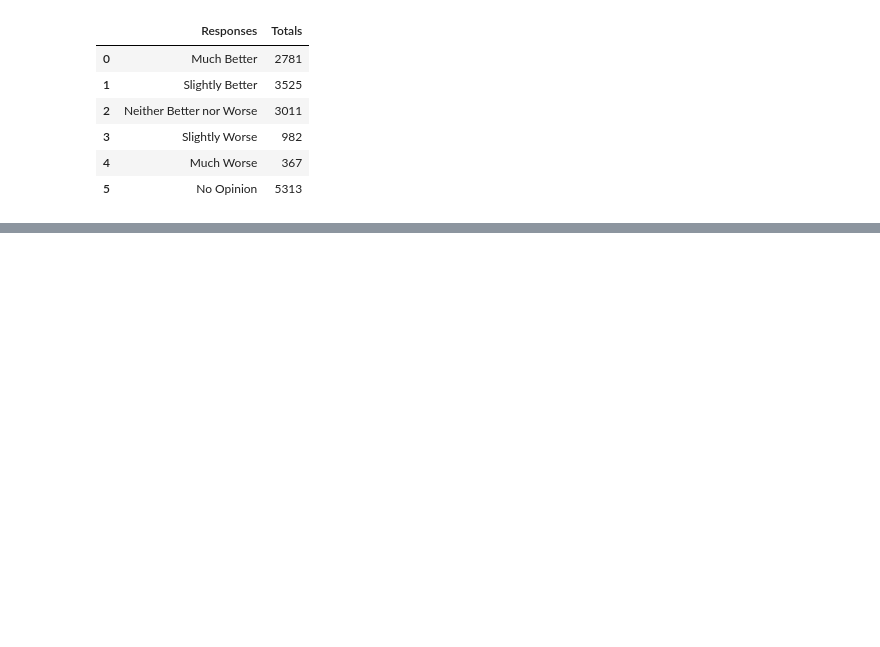
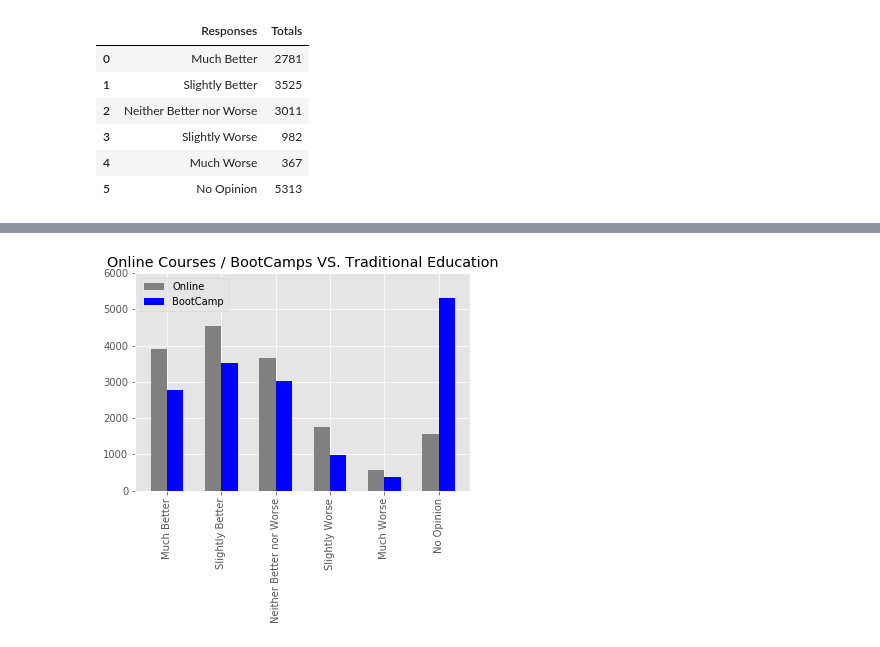
Before and after one commit to feldtmam/project1group3, a Jupyter notebook: Lauren_files/kaggle_survey_2018.ipynb, the cells around one changed output, grey strips where cells are left out. Saved outputs shown, nothing was run; the diff lists cells and outputs as text; code cells hidden in the pictures; blank space fills up the shorter version.

```diff
--- a/Lauren_files/kaggle_survey_2018.ipynb
+++ b/Lauren_files/kaggle_survey_2018.ipynb
@@ -371,7 +348,0 @@ much_worse_2 = df_39.loc[df_39["Q39_Part_2"] == "Much worse"].count()
-# %%
-responses_39 = pd.DataFrame({
-                        'Responses':["Much Better", "Slightly Better",'Neither Better nor Worse',"Slightly Worse","Much Worse","No Opinion"],
-                          'Totals':[much_better, slightly_better, neither, slightly_worse, much_worse, no_opinion],
-                        'Totals_2':[much_better_2, slightly_better_2, neither_2, slightly_worse_2, much_worse_2,no_opinion_2]
-})
-responses_39
@@ -380,0 +349,3 @@ df
+# %%
+merged_39 = pd.merge(responses_39, df_39_2 ,on="Responses",how="left")
+merged_39
@@ -380,0 +360,35 @@ df
+# %%
+x = np.arange(6)
+ax = plt.subplot(1,1,1)
+w = 0.3
+
+x_axis = merged_39['Responses']
+
+#plt.xticks(), will label the bars on x axis with the respective country names.
+plt.xticks(x + w /2,x_axis , rotation='vertical')
+ax.bar(x, merged_39['Totals_x'], width=w, color='gray', align='center', label='Online')
+
+#The trick is to use two different axes that share the same x axis, we have used ax1.twinx() method.
+#We have calculated GDP by dividing gdpPerCapita to population.
+
+ax.bar(x + w, merged_39['Totals_y'], width=w,color='blue',align='center',label='BootCamp')
+
+def autolabel(rects):
+    for idx,rect in enumerate(ax):
+        height = rect.get_height()
+        ax.text(rect.get_x() + rect.get_width()/2., 1.05*height,
+                ax[idx],
+                ha='center', va='bottom', rotation=0)
+
+#To set the legend on the plot we have used plt.legend()
+
+ax.set_ylim([0,6000])
+ax.legend(loc='best')
+plt.title("Online Courses / BootCamps VS. Traditional Education")
+
+#To show the plot finally we have used plt.show().
+plt.show()
+fig.tight_layout()
+fig.savefig("2018_online_bootcamps_vs_traditional.png")
+# %% [output]
+[figure, added]
```
Also changed, not shown: parts of 17 cells of this notebook.
